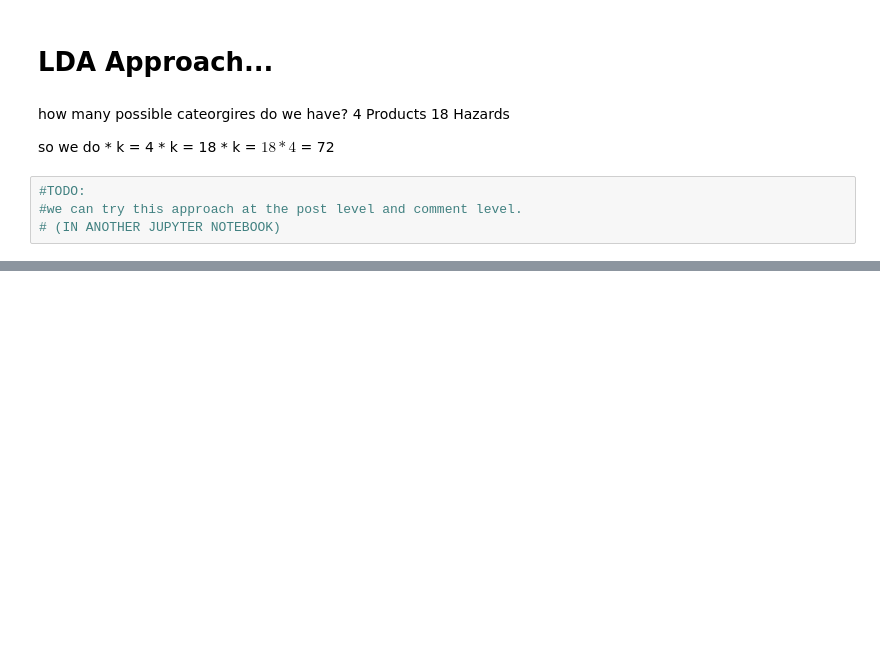
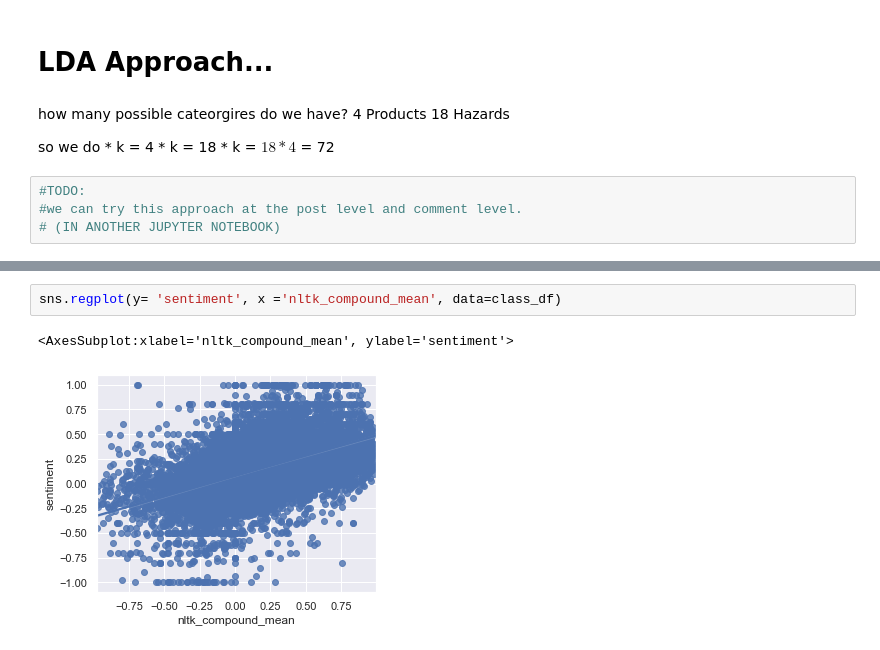
Before and after one commit to nershman/SAFFI-Project, a Jupyter notebook: notebooks/NETMUMS-topicmining-POSTS.ipynb, the cells around one changed output, grey strips where cells are left out. Drawn from its saved outputs; the diff is of its cells as text; blank space fills up the shorter version.

```diff
--- a/notebooks/NETMUMS-topicmining-POSTS.ipynb
+++ b/notebooks/NETMUMS-topicmining-POSTS.ipynb
@@ -407,0 +688,5 @@ len(temp)
+# %%
+sns.regplot(y= 'sentiment', x ='nltk_compound_mean', data=class_df)
+# %% [output]
+<AxesSubplot:xlabel='nltk_compound_mean', ylabel='sentiment'>
+[figure, added]
```
Also changed, not shown: parts of 76 cells of this notebook.
